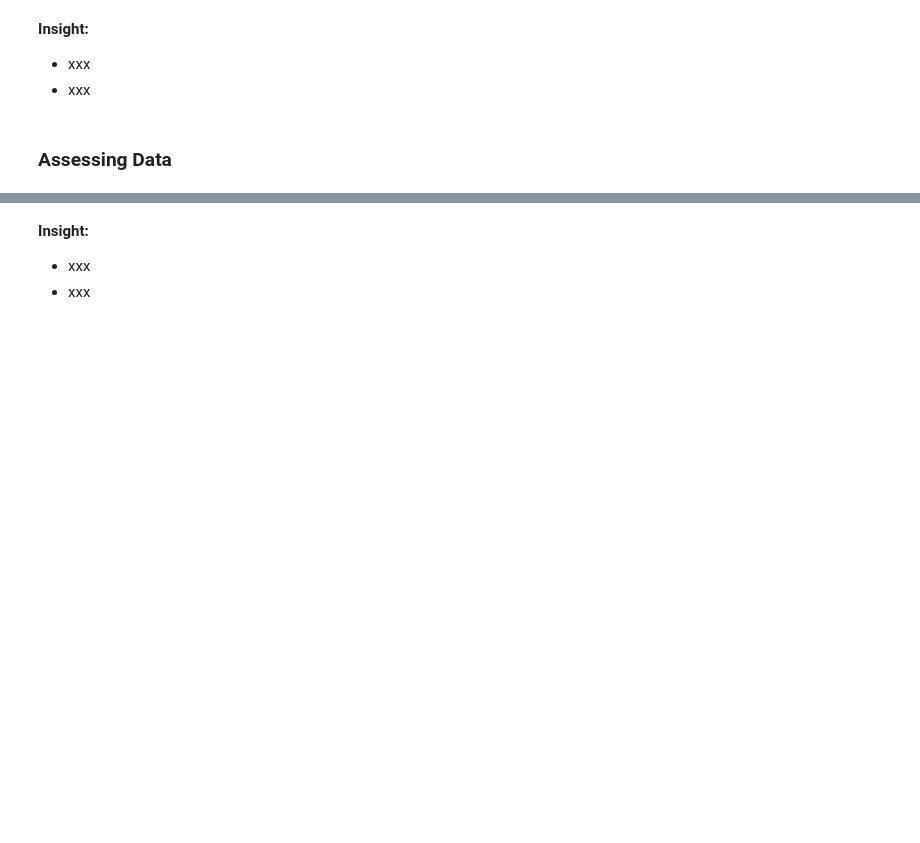
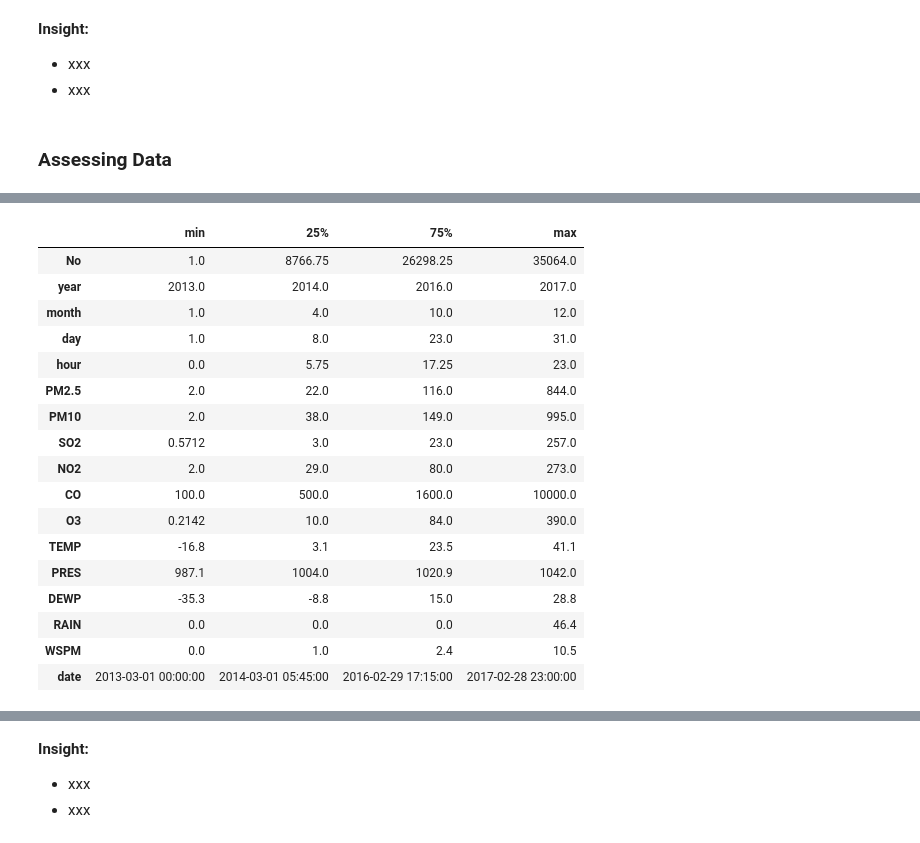
Before and after one commit to RizkyMlana/Analytics-Data-Project, a Jupyter notebook: Proyek_Analisis_Data.ipynb, the cells around one changed output, grey strips where cells are left out. Saved outputs shown, nothing was run; the diff lists cells and outputs as text; code cells hidden in the pictures; blank space fills up the shorter version.

```diff
--- a/Proyek_Analisis_Data.ipynb
+++ b/Proyek_Analisis_Data.ipynb
@@ -59,0 +266,21 @@ df = pd.concat([pd.read_csv(file) for file in csv_files], ignore_index=True)
+# %%
+nong_df.describe().T[['min','25%','75%','max']]
+# %% [output]
+|  | min | 25% | 75% | max |
+| No | 1.0 | 8766.75 | 26298.25 | 35064.0 |
+| year | 2013.0 | 2014.0 | 2016.0 | 2017.0 |
+| month | 1.0 | 4.0 | 10.0 | 12.0 |
+| day | 1.0 | 8.0 | 23.0 | 31.0 |
+| hour | 0.0 | 5.75 | 17.25 | 23.0 |
+| PM2.5 | 2.0 | 22.0 | 116.0 | 844.0 |
+| PM10 | 2.0 | 38.0 | 149.0 | 995.0 |
+| SO2 | 0.5712 | 3.0 | 23.0 | 257.0 |
+| NO2 | 2.0 | 29.0 | 80.0 | 273.0 |
+| CO | 100.0 | 500.0 | 1600.0 | 10000.0 |
+| O3 | 0.2142 | 10.0 | 84.0 | 390.0 |
+| TEMP | -16.8 | 3.1 | 23.5 | 41.1 |
+| PRES | 987.1 | 1004.0 | 1020.9 | 1042.0 |
+| DEWP | -35.3 | -8.8 | 15.0 | 28.8 |
+| RAIN | 0.0 | 0.0 | 0.0 | 46.4 |
+| WSPM | 0.0 | 1.0 | 2.4 | 10.5 |
+| date | 2013-03-01 00:00:00 | 2014-03-01 05:45:00 | 2016-02-29 17:15:00 | 2017-02-28 23:00:00 |
```
Also changed, not shown: parts of 29 cells of this notebook.
